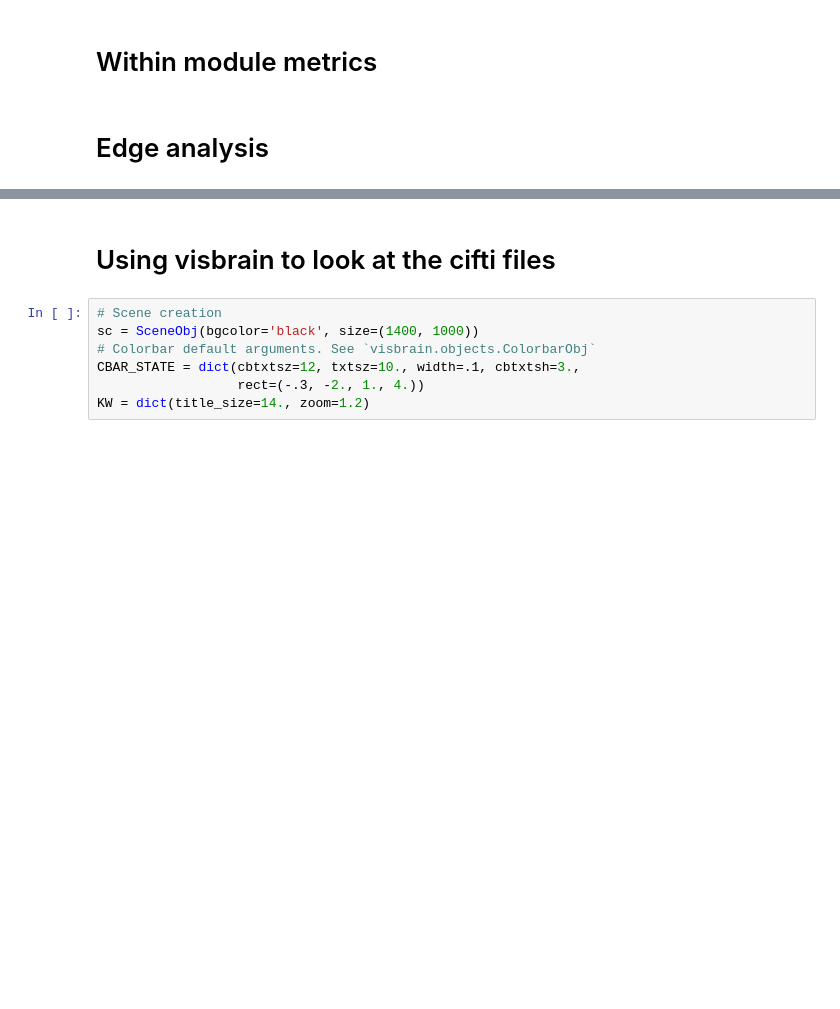
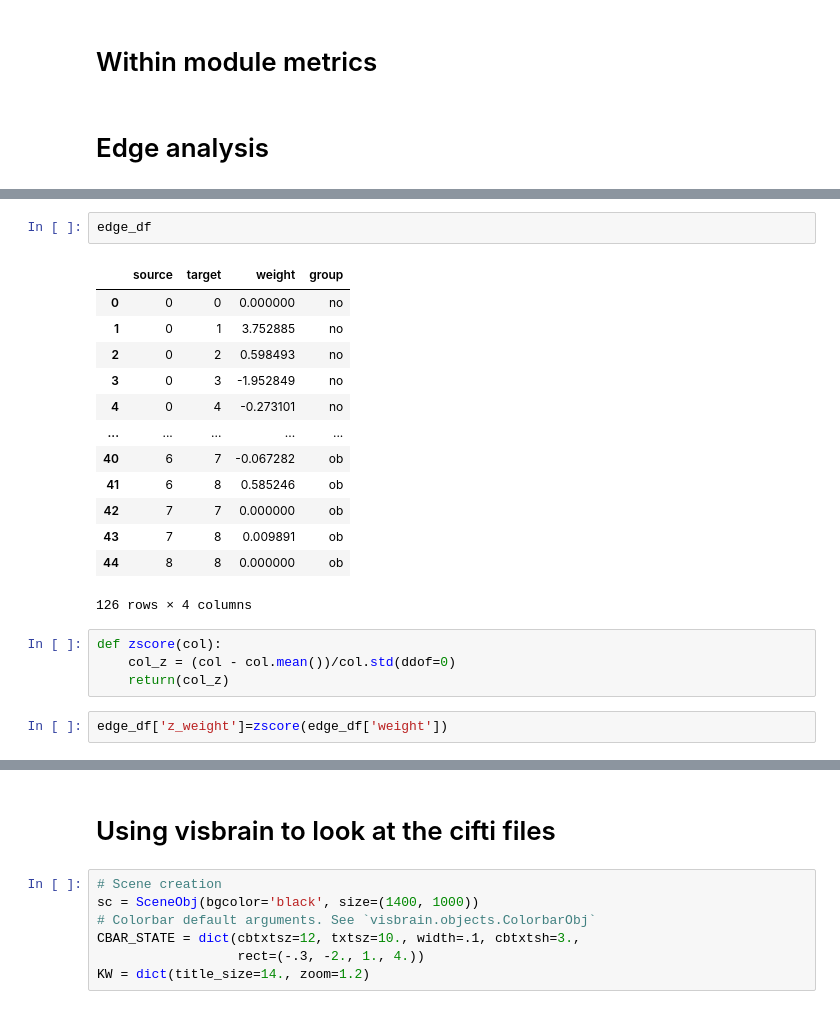
Before and after one commit to grace-shearrer/graph_analysis, a Jupyter notebook: Viz_book.ipynb, the cells around one changed output, grey strips where cells are left out. Drawn from its saved outputs; the diff is of its cells as text; blank space fills up the shorter version.

```diff
--- a/Viz_book.ipynb
+++ b/Viz_book.ipynb
@@ -1379,0 +1064,22 @@ for key, item in save_dict['NR'].items():
+# %%
+edge_df
+# %% [output]
+|  | source | target | weight | group |
+| 0 | 0 | 0 | 0.000000 | no |
+| 1 | 0 | 1 | 3.752885 | no |
+| 2 | 0 | 2 | 0.598493 | no |
+| 3 | 0 | 3 | -1.952849 | no |
+| 4 | 0 | 4 | -0.273101 | no |
+| ... | ... | ... | ... | ... |
+| 40 | 6 | 7 | -0.067282 | ob |
+| 41 | 6 | 8 | 0.585246 | ob |
+| 42 | 7 | 7 | 0.000000 | ob |
+| 43 | 7 | 8 | 0.009891 | ob |
+| 44 | 8 | 8 | 0.000000 | ob |
+126 rows × 4 columns
+# %%
+def zscore(col):
+    col_z = (col - col.mean())/col.std(ddof=0)
+    return(col_z)
+# %%
+edge_df['z_weight']=zscore(edge_df['weight'])
```
Also changed, not shown: parts of 65 cells of this notebook, 3 other files.
